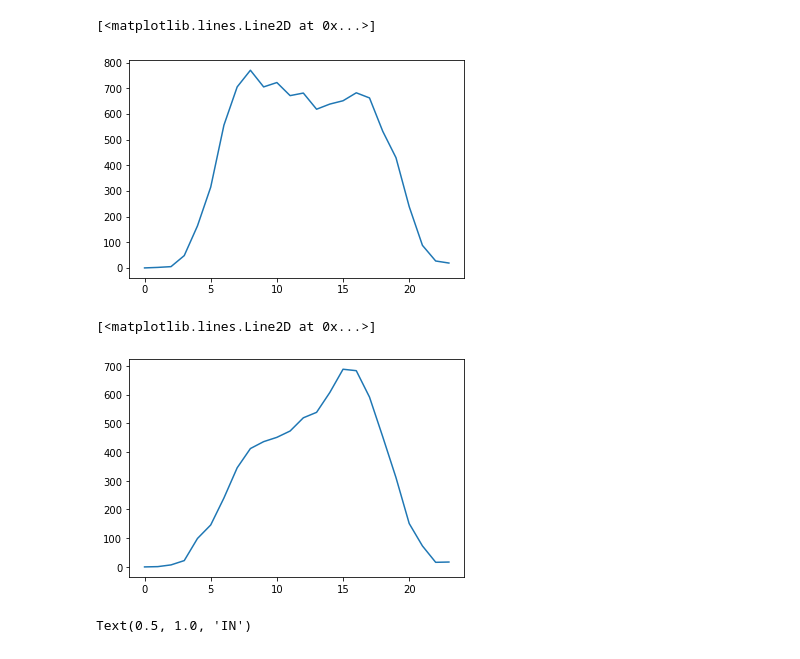
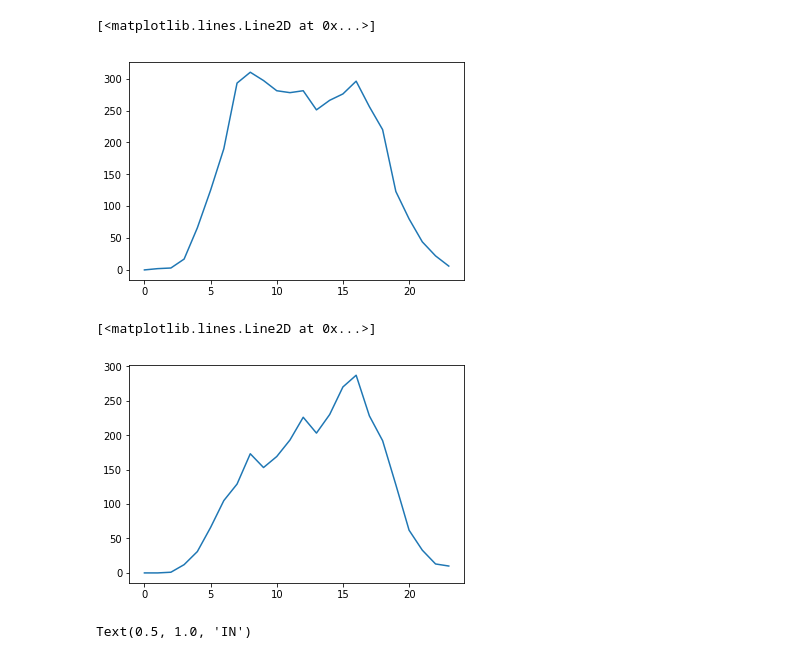
Before and after one commit to fmordarski/Passengers-simulation, a Jupyter notebook: Raport_MZK.ipynb, the cells around one changed output. Saved outputs shown, nothing was run; the diff lists cells and outputs as text; code cells hidden in the pictures.

```diff
--- a/Raport_MZK.ipynb
+++ b/Raport_MZK.ipynb
@@ -52,19 +78,19 @@ def simulate_passengers(cena):
     return passengers
 # %%
 # Łaczna liczba pasażerów wsiadających
-
+cena_biletu=2.8
 lista_h = list(range(0,24))
 lista_pass = []
 pass_l = 0
 for key,value in simulate_passengers(cena_biletu).items():
     pass_l = 0
     for k, v in value.items():
         pass_l += (v['in'])
     lista_pass.append(pass_l)
 plt.plot(lista_h, lista_pass)
 # %% [output]
 [<matplotlib.lines.Line2D at 0x...>]
-[figure, old version]
+[figure, new version]
 # %%
 # Łaczna liczba pasażerów wysiadających
 
@@ -82,7 +108,7 @@ for key2,value2 in simulate_passengers(cena_biletu).items():
 plt.plot(lista_h, lista_pass_out)
 # %% [output]
 [<matplotlib.lines.Line2D at 0x...>]
-[figure, old version]
+[figure, new version]
 # %%
 # Wykres dla 'IN'
 
```
Also changed, not shown: parts of 15 cells of this notebook.
